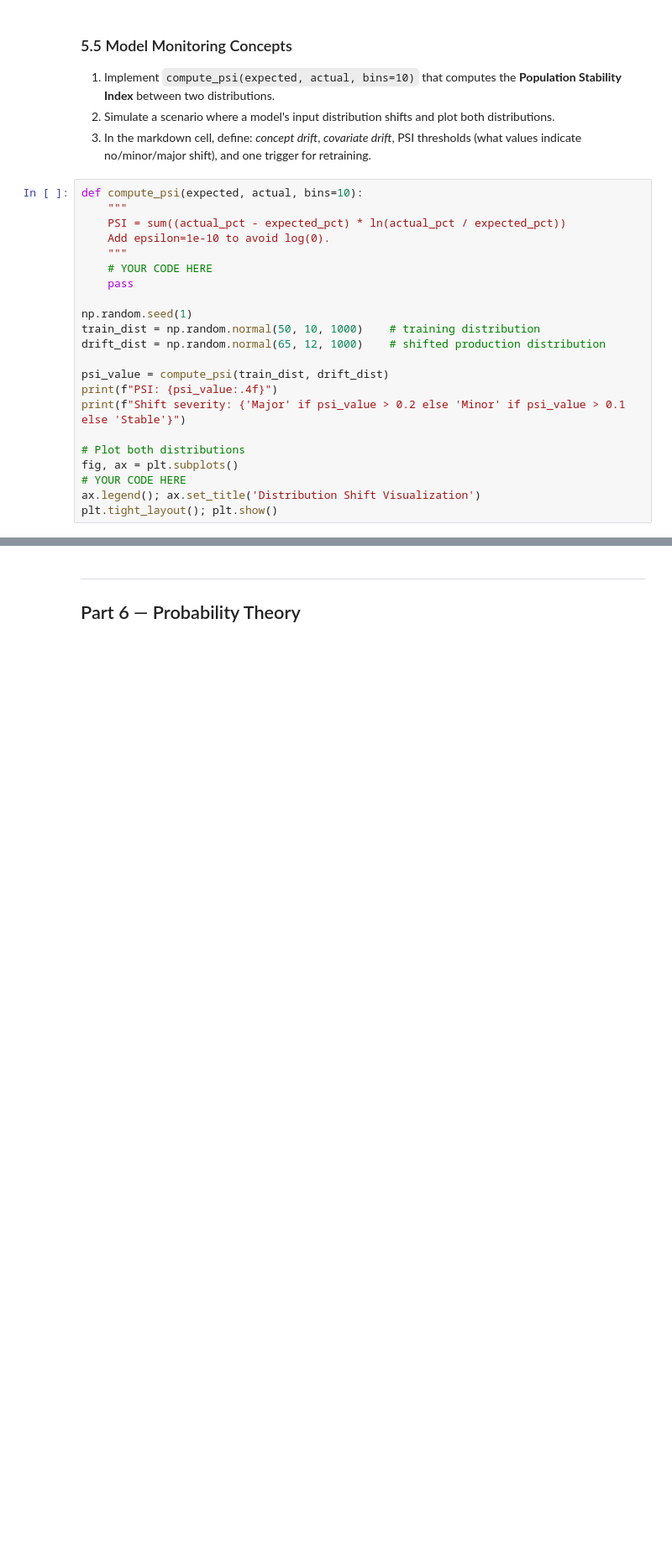
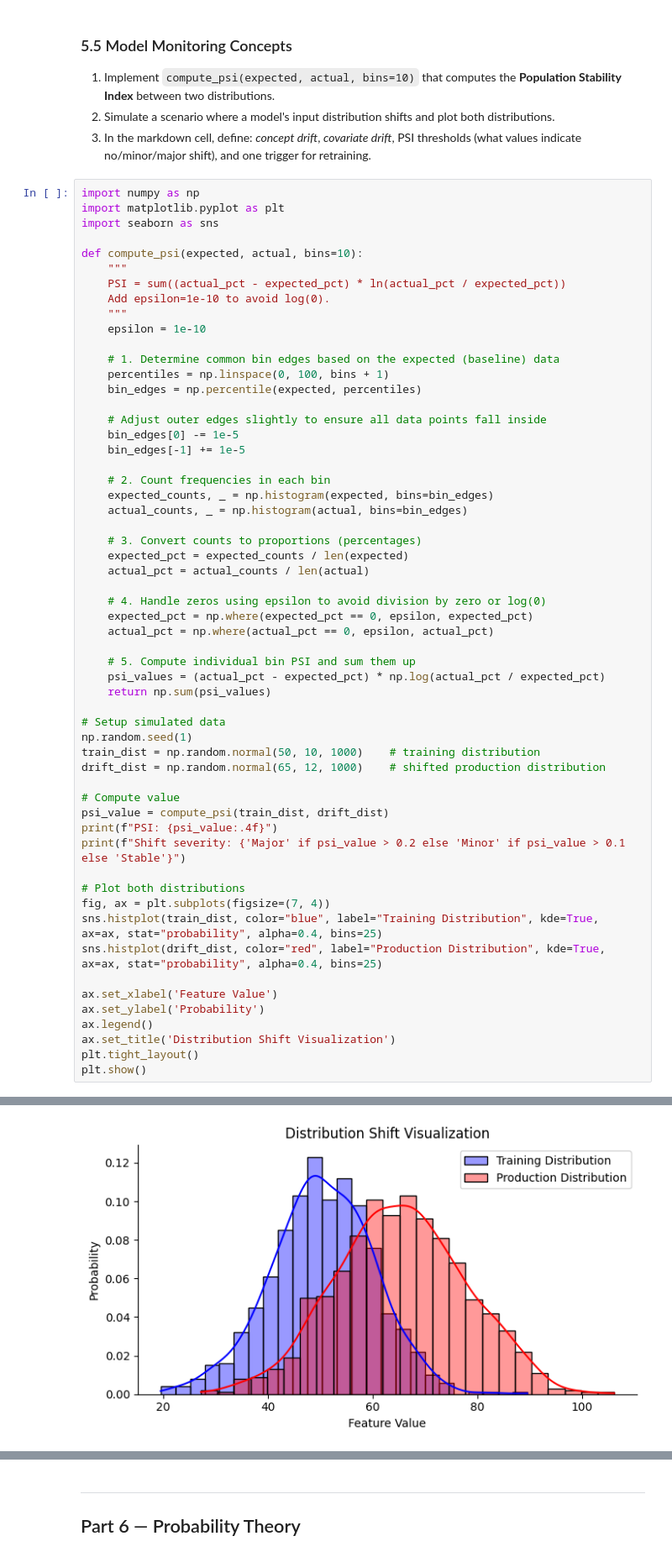
Before and after one commit to GagandeepSingh20/Celebal-Excellence-Internship, a Jupyter notebook: week1_Gagandeep.ipynb, the cells around one changed output, grey strips where cells are left out. Shown at 84% size. Cells and saved outputs as stored; diff of their text form; blank space fills up the shorter version.

```diff
--- a/week1_Gagandeep.ipynb
+++ b/week1_Gagandeep.ipynb
@@ -772,24 +808,60 @@ print(f"\nAfter differencing — p-value: {adf_diff[1]:.4f}, Stationary? {adf_di
 2. Simulate a scenario where a model's input distribution shifts and plot both distributions.
 3. In the markdown cell, define: *concept drift*, *covariate drift*, PSI thresholds (what values indicate no/minor/major shift), and one trigger for retraining.
 # %%
+import numpy as np
+import matplotlib.pyplot as plt
+import seaborn as sns
+
 def compute_psi(expected, actual, bins=10):
     """
     PSI = sum((actual_pct - expected_pct) * ln(actual_pct / expected_pct))
     Add epsilon=1e-10 to avoid log(0).
     """
-    # YOUR CODE HERE
-    pass
+    epsilon = 1e-10
 
+    # 1. Determine common bin edges based on the expected (baseline) data
+    percentiles = np.linspace(0, 100, bins + 1)
+    bin_edges = np.percentile(expected, percentiles)
+
+    # Adjust outer edges slightly to ensure all data points fall inside
+    bin_edges[0] -= 1e-5
+    bin_edges[-1] += 1e-5
+
+    # 2. Count frequencies in each bin
+    expected_counts, _ = np.histogram(expected, bins=bin_edges)
+    actual_counts, _ = np.histogram(actual, bins=bin_edges)
+
+    # 3. Convert counts to proportions (percentages)
+    expected_pct = expected_counts / len(expected)
+    actual_pct = actual_counts / len(actual)
+
+    # 4. Handle zeros using epsilon to avoid division by zero or log(0)
+    expected_pct = np.where(expected_pct == 0, epsilon, expected_pct)
+    actual_pct = np.where(actual_pct == 0, epsilon, actual_pct)
+
+    # 5. Compute individual bin PSI and sum them up
+    psi_values = (actual_pct - expected_pct) * np.log(actual_pct / expected_pct)
+    return np.sum(psi_values)
+
+# Setup simulated data
 np.random.seed(1)
 train_dist = np.random.normal(50, 10, 1000)    # training distribution
 drift_dist = np.random.normal(65, 12, 1000)    # shifted production distribution
 
+# Compute value
 psi_value = compute_psi(train_dist, drift_dist)
 print(f"PSI: {psi_value:.4f}")
 print(f"Shift severity: {'Major' if psi_value > 0.2 else 'Minor' if psi_value > 0.1 else 'Stable'}")
 
 # Plot both distributions
-fig, ax = plt.subplots()
-# YOUR CODE HERE
-ax.legend(); ax.set_title('Distribution Shift Visualization')
-plt.tight_layout(); plt.show()
+fig, ax = plt.subplots(figsize=(7, 4))
+sns.histplot(train_dist, color="blue", label="Training Distribution", kde=True, ax=ax, stat="probability", alpha=0.4, bins=25)
+sns.histplot(drift_dist, color="red", label="Production Distribution", kde=True, ax=ax, stat="probability", alpha=0.4, bins=25)
+
+ax.set_xlabel('Feature Value')
+ax.set_ylabel('Probability')
+ax.legend()
+ax.set_title('Distribution Shift Visualization')
+plt.tight_layout()
+plt.show()
+# %% [output]
@@ -796,3 +870,4 @@ plt.tight_layout(); plt.show()
+[figure, added]
 # %% [markdown]
 **Concept Drift vs Covariate Drift & PSI Thresholds (5.5):**
 
```
Also changed, not shown: parts of 13 cells of this notebook.
